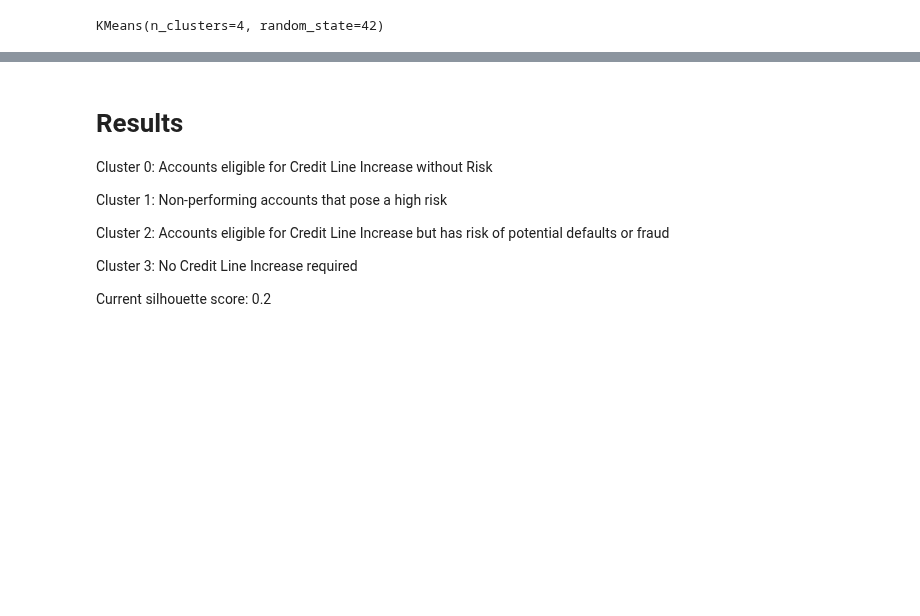
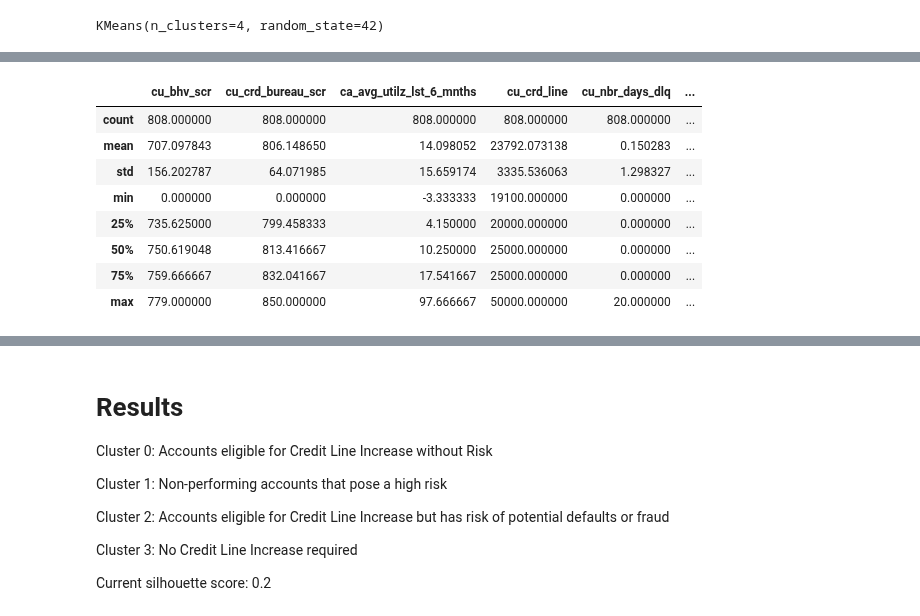
Before and after one commit to manntalati/consumer_spending_ml, a Jupyter notebook: classification_model/model.ipynb, the cells around one changed output, grey strips where cells are left out. Saved outputs shown, nothing was run; the diff lists cells and outputs as text; code cells hidden in the pictures; blank space fills up the shorter version.

```diff
--- a/classification_model/model.ipynb
+++ b/classification_model/model.ipynb
@@ -188,0 +251,12 @@ master_df['customer_segmentation'] = master_df.apply(cluster_summary, axis=1)
+# %%
+master_df[master_df['cluster'] == 1].describe()
+# %% [output]
+|  | cu_bhv_scr | cu_crd_bureau_scr | ca_avg_utilz_lst_6_mnths | cu_crd_line | cu_nbr_days_dlq | ... |
+| count | 808.000000 | 808.000000 | 808.000000 | 808.000000 | 808.000000 | ... |
+| mean | 707.097843 | 806.148650 | 14.098052 | 23792.073138 | 0.150283 | ... |
+| std | 156.202787 | 64.071985 | 15.659174 | 3335.536063 | 1.298327 | ... |
+| min | 0.000000 | 0.000000 | -3.333333 | 19100.000000 | 0.000000 | ... |
+| 25% | 735.625000 | 799.458333 | 4.150000 | 20000.000000 | 0.000000 | ... |
+| 50% | 750.619048 | 813.416667 | 10.250000 | 25000.000000 | 0.000000 | ... |
+| 75% | 759.666667 | 832.041667 | 17.541667 | 25000.000000 | 0.000000 | ... |
+| max | 779.000000 | 850.000000 | 97.666667 | 50000.000000 | 20.000000 | ... |
```
Also changed, not shown: parts of 28 cells of this notebook.
